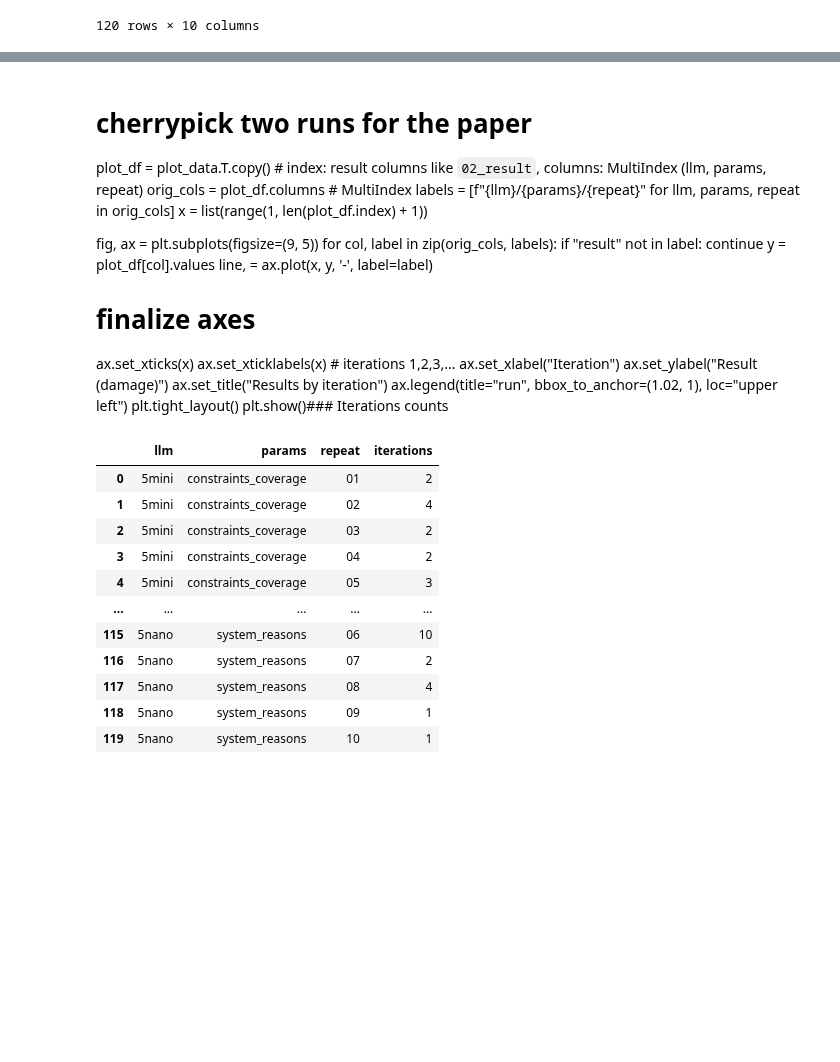
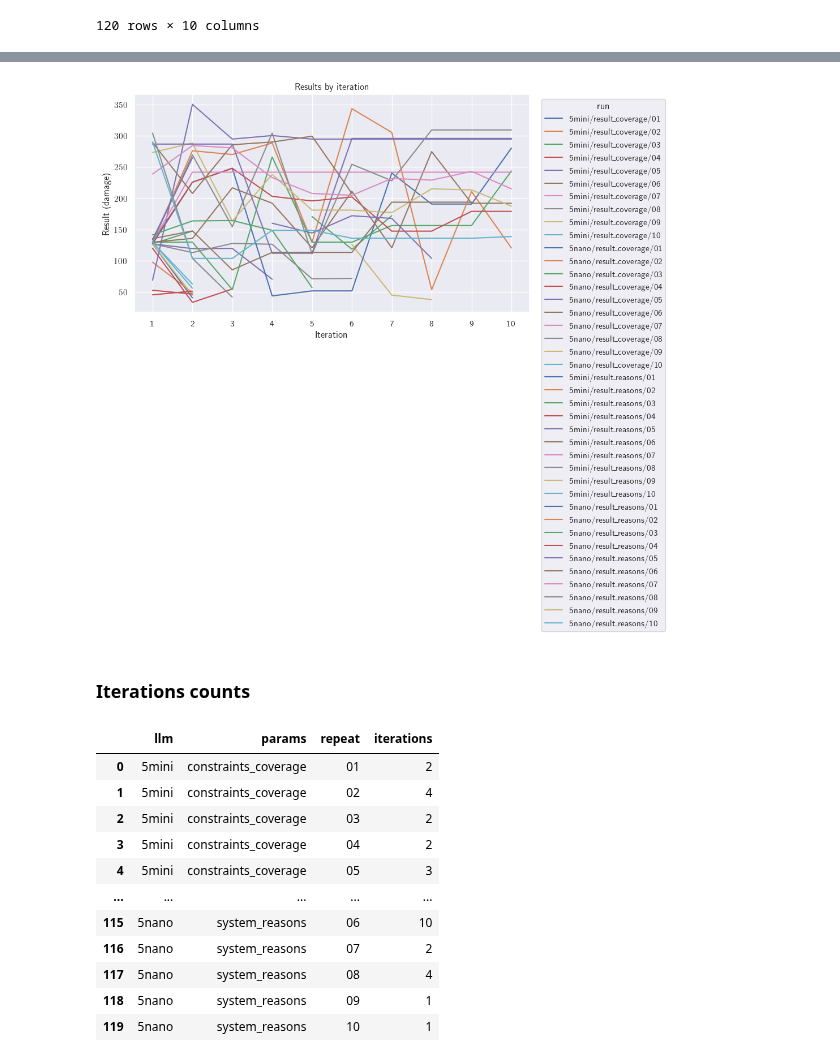
Before and after one commit to smartarch/llm-adaptation, a Jupyter notebook: experiments/farm.ipynb, the cells around one changed output, grey strips where cells are left out. Saved outputs shown, nothing was run; the diff lists cells and outputs as text; code cells hidden in the pictures; blank space fills up the shorter version.

```diff
--- a/experiments/farm.ipynb
+++ b/experiments/farm.ipynb
@@ -305,27 +309,31 @@ plt.show()
-# %% [markdown]
-# cherrypick two runs for the paper
-
-plot_df = plot_data.T.copy()  # index: result columns like `02_result`, columns: MultiIndex (llm, params, repeat)
-orig_cols = plot_df.columns  # MultiIndex
-labels = [f"{llm}/{params}/{repeat}" for llm, params, repeat in orig_cols]
-x = list(range(1, len(plot_df.index) + 1))
-
-fig, ax = plt.subplots(figsize=(9, 5))
-for col, label in zip(orig_cols, labels):
-    if "result" not in label:
-        continue
-    y = plot_df[col].values
-    line, = ax.plot(x, y, '-', label=label)
-
-# finalize axes
-ax.set_xticks(x)
-ax.set_xticklabels(x)  # iterations 1,2,3,...
-ax.set_xlabel("Iteration")
-ax.set_ylabel("Result (damage)")
-ax.set_title("Results by iteration")
-ax.legend(title="run", bbox_to_anchor=(1.02, 1), loc="upper left")
-plt.tight_layout()
-plt.show()### Iterations counts
+# %%
+# cherrypick two runs for the paper
+
+plot_df = plot_data.T.copy()  # index: result columns like `02_result`, columns: MultiIndex (llm, params, repeat)
+orig_cols = plot_df.columns  # MultiIndex
+labels = [f"{llm}/{params}/{repeat}" for llm, params, repeat in orig_cols]
+x = list(range(1, len(plot_df.index) + 1))
+
+fig, ax = plt.subplots(figsize=(9, 5))
+for col, label in zip(orig_cols, labels):
+    if "result" not in label:
+        continue
+    y = plot_df[col].values
+    line, = ax.plot(x, y, '-', label=label)
+
+# finalize axes
+ax.set_xticks(x)
+ax.set_xticklabels(x)  # iterations 1,2,3,...
+ax.set_xlabel("Iteration")
+ax.set_ylabel("Result (damage)")
+ax.set_title("Results by iteration")
+ax.legend(title="run", bbox_to_anchor=(1.02, 1), loc="upper left")
+plt.tight_layout()
+plt.show()
+# %% [output]
+[figure, added]
+# %% [markdown]
+### Iterations counts
 # %%
 def last_value_index(row):
     last_index = 0
```
Also changed, not shown: parts of 7 cells of this notebook, 6 other files.
